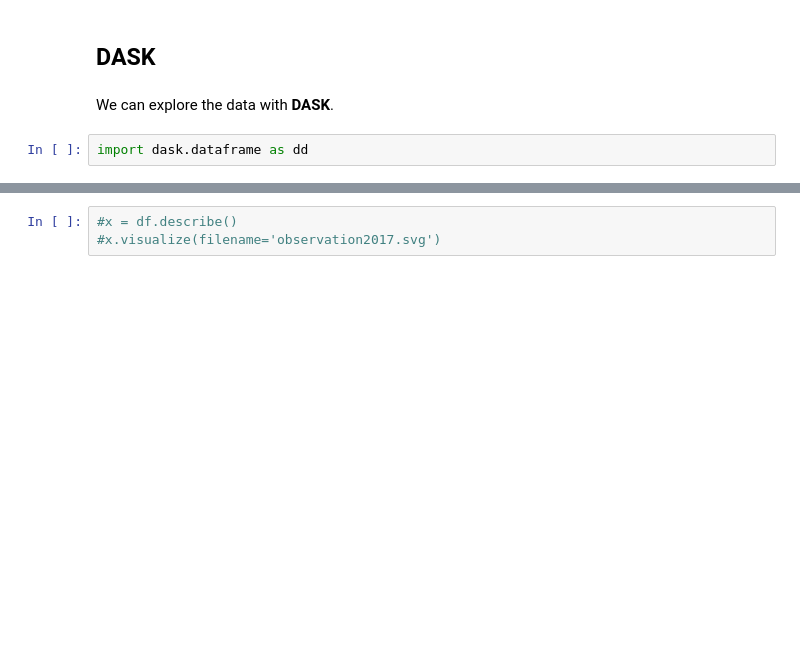
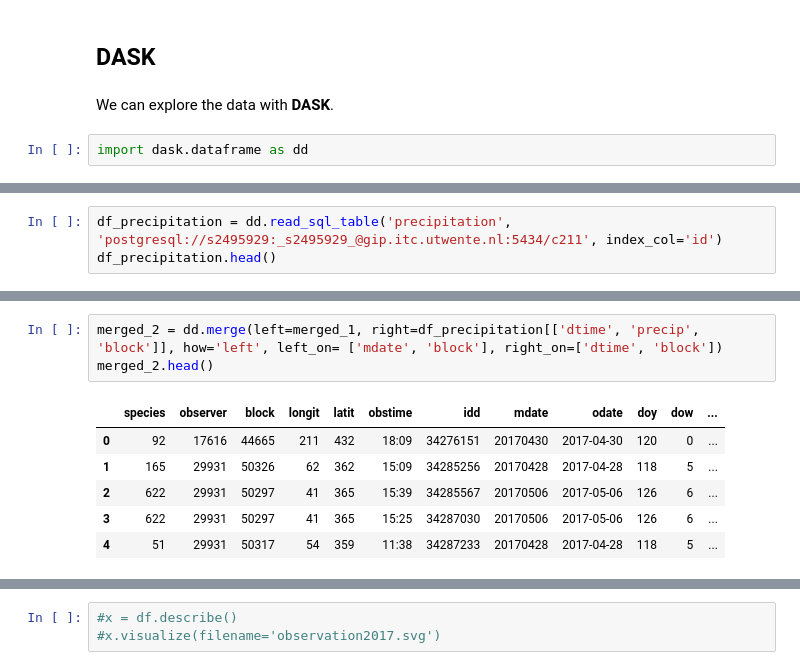
Before and after one commit to 3enedix/BGP_2021_B, a Jupyter notebook: expl_data_problems.ipynb, the cells around one changed output, grey strips where cells are left out. Saved outputs shown, nothing was run; the diff lists cells and outputs as text; blank space fills up the shorter version.

```diff
--- a/expl_data_problems.ipynb
+++ b/expl_data_problems.ipynb
@@ -221,0 +247,3 @@ Dask Name: from-delayed, 4 tasks
+# %%
+df_precipitation = dd.read_sql_table('precipitation', 'postgresql://s2495929:_s2495929_@gip.itc.utwente.nl:5434/c211', index_col='id')
+df_precipitation.head()
@@ -221,0 +258,10 @@ Dask Name: from-delayed, 4 tasks
+# %%
+merged_2 = dd.merge(left=merged_1, right=df_precipitation[['dtime', 'precip', 'block']], how='left', left_on= ['mdate', 'block'], right_on=['dtime', 'block'])
+merged_2.head()
+# %% [output]
+|  | species | observer | block | longit | latit | obstime | idd | mdate | odate | doy | dow | ... |
+| 0 | 92 | 17616 | 44665 | 211 | 432 | 18:09 | 34276151 | 20170430 | 2017-04-30 | 120 | 0 | ... |
+| 1 | 165 | 29931 | 50326 | 62 | 362 | 15:09 | 34285256 | 20170428 | 2017-04-28 | 118 | 5 | ... |
+| 2 | 622 | 29931 | 50297 | 41 | 365 | 15:39 | 34285567 | 20170506 | 2017-05-06 | 126 | 6 | ... |
+| 3 | 622 | 29931 | 50297 | 41 | 365 | 15:25 | 34287030 | 20170506 | 2017-05-06 | 126 | 6 | ... |
+| 4 | 51 | 29931 | 50317 | 54 | 359 | 11:38 | 34287233 | 20170428 | 2017-04-28 | 118 | 5 | ... |
```
Also changed, not shown: parts of 22 cells of this notebook.
